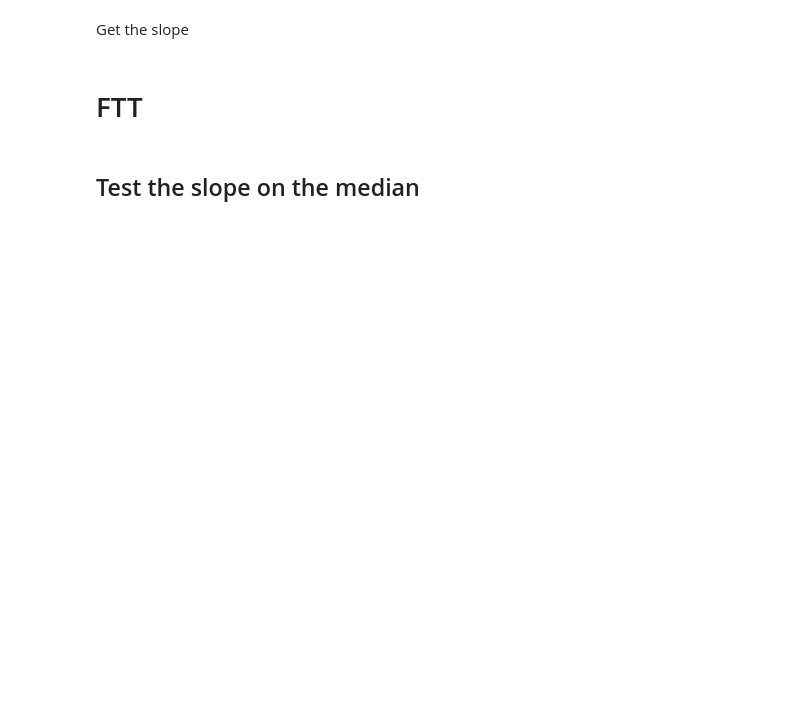
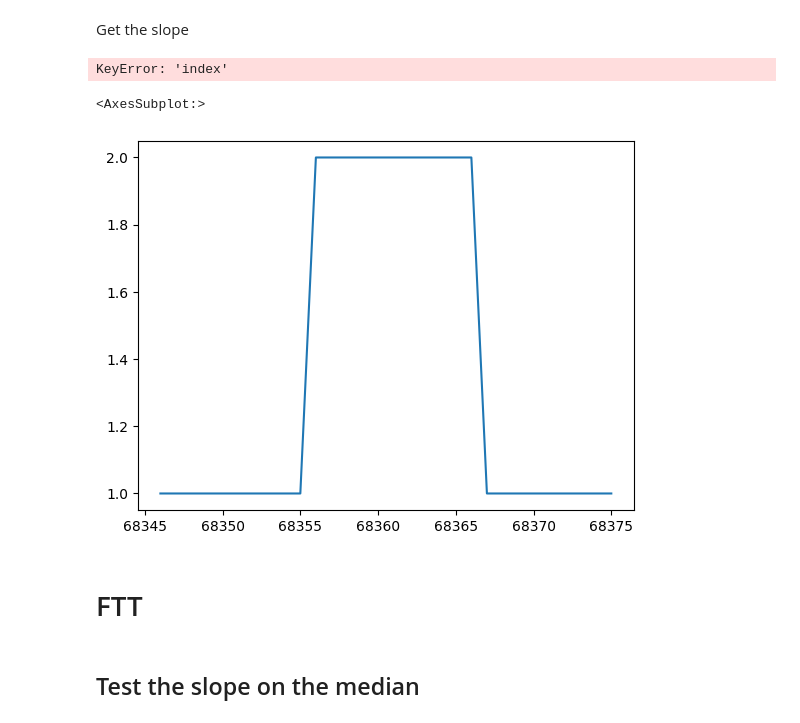
Before and after one commit to dbodenghien/SWaT_Analysis_TFE, a Jupyter notebook: markov_chain.ipynb, the cells around one changed output. Saved outputs shown, nothing was run; the diff lists cells and outputs as text; code cells hidden in the pictures; blank space fills up the shorter version.

```diff
--- a/markov_chain.ipynb
+++ b/markov_chain.ipynb
@@ -54,12 +54,16 @@ def diff_num(a, n):
             yield 0
         else:
             yield a[i] - a[i-n]
-# %%
-from numpy import diff
-n = 1
-
-for col in cols_continuous:
-    df[f'{col}_discrete'] = list(np.zeros(n)) + [x for x in diff(df[col], n=n)] #1 if x > 0 else -1
+# %%
+
+attack_df[attack_df['num_attack'] == index_attack]
+# %% [output]
+KeyError: 'index'
+# %%
+df['P301'].iloc[68356-10:68356+20].plot()
+# %% [output]
+<AxesSubplot:>
+[figure, added]
 # %%
 attack_df = pd.read_csv('attacks_df.csv')
 attack_df['start_time'] = pd.to_datetime(attack_df['start_time'])
```
Also changed, not shown: parts of 138 cells of this notebook.
